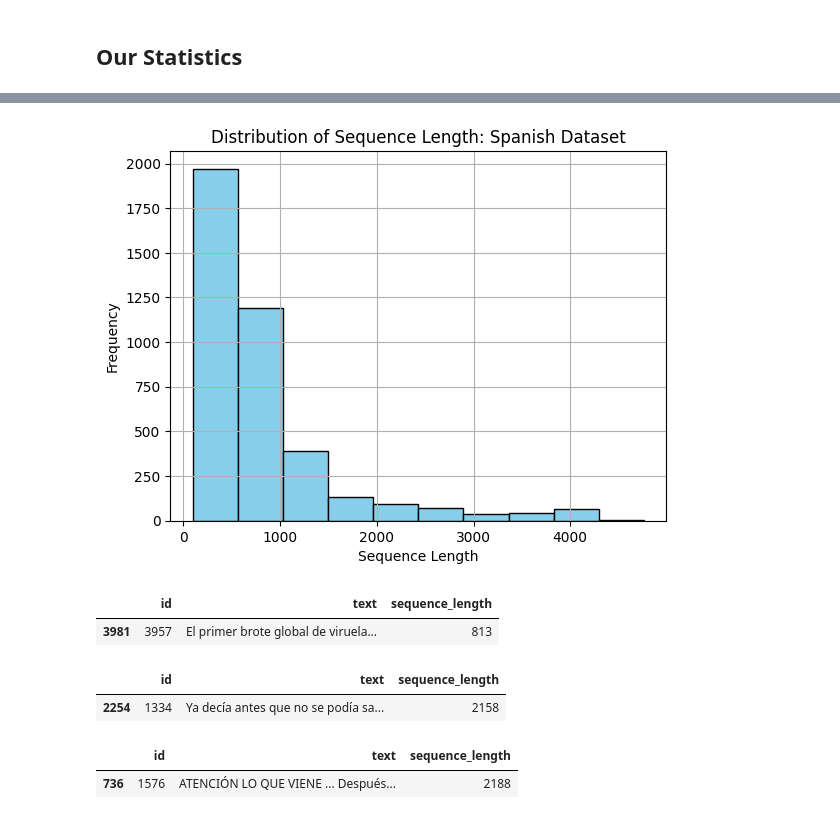
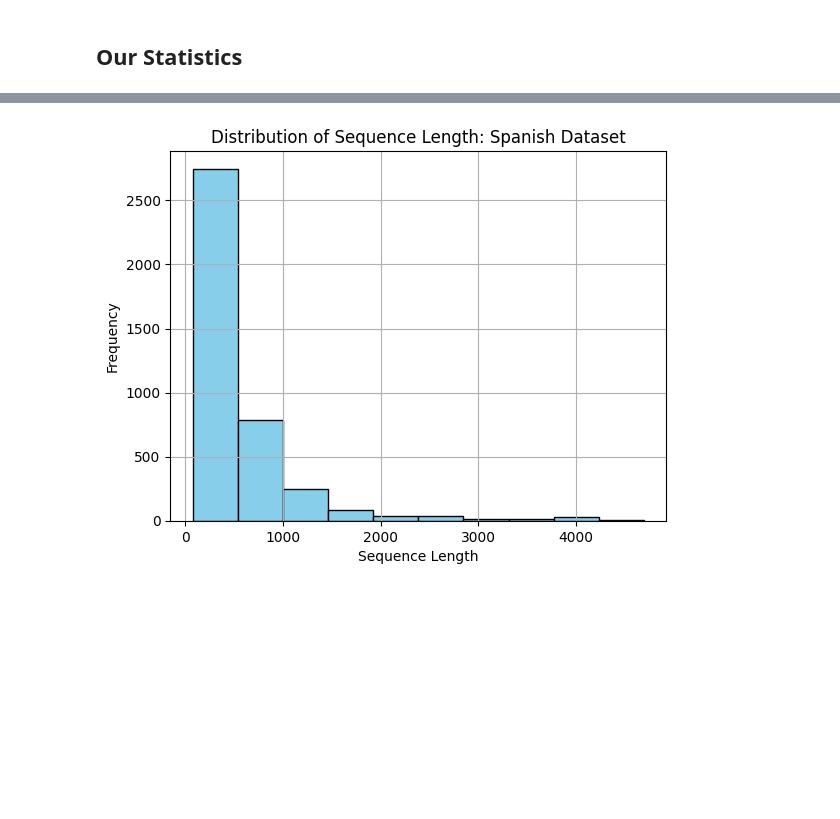
Before and after one commit to Boffl/pan-clef-2024, a Jupyter notebook: task/notebooks/data_stats.ipynb, the cells around one changed output, grey strips where cells are left out. Drawn from its saved outputs; the diff is of its cells as text; code cells hidden in the pictures; blank space fills up the shorter version.

```diff
--- a/task/notebooks/data_stats.ipynb
+++ b/task/notebooks/data_stats.ipynb
@@ -89,12 +91,4 @@ C:\Users\Nadia Timoleon
 # %%
-def load_pickle_to_df(data_name):
-  pickle_path = "./Documents/GitHub/pan-clef-2024/data/pickle/"
-  data_path = os.path.join(pickle_path, data_name)
-  df = pd.read_pickle(data_path)
-  df = df[['id', 'text']].copy() # select only the 'id' and 'text' columns
-  #df.set_index('id', inplace=True) # set 'id' column as index
-  return df
-
 # statistics functions
 def add_sequence_info(df):
   # Calculate sequence length
@@ -122,14 +116,17 @@ def print_token_stats(df):
   std_tokens = np.std(df['num_tokens'])
   min_tokens = np.min(df['num_tokens'])
   max_tokens = np.max(df['num_tokens'])
+  mean_token_length = np.mean([len(token) for token in df['tokens'].sum()])
   print(f"Mean number of tokens: {mean_tokens:.2f}")
   print(f"Standard deviation of number of tokens: {std_tokens:.2f}")
   print(f"Min number of tokens: {min_tokens}")
   print(f"Max number of tokens: {max_tokens}")
+  print(f"Mean token length: {mean_token_length:.2f}")
 
 def statistics_summary(data_name):
   df = load_pickle_to_df(data_name)
   df = add_sequence_info(df)
+  df = add_token_info(df)
   print(f"Data file: {data_name}")
   print("-----------------------")
   print_size_stats(df)
@@ -176,33 +220,9 @@ Max sequence length: 4761
 # %%
-plt.hist(df_es_train['sequence_length'], bins=10, color='skyblue', edgecolor='black')
+plt.hist(df_en_train['sequence_length'], bins=10, color='skyblue', edgecolor='black')
 plt.xlabel('Sequence Length')
 plt.ylabel('Frequency')
 plt.title('Distribution of Sequence Length: Spanish Dataset')
 plt.grid(True)
 plt.show()
 # %% [output]
-[figure, old version]
+[figure, new version]
-# %%
-# find an average-length sequence
-df_es_train[
-    (df_es_train['sequence_length'] >= 803) & (df_es_train['sequence_length'] <= 823)
-  ].sample(1)
-# %% [output]
-|  | id | text | sequence_length |
-| 3981 | 3957 | El primer brote global de viruela... | 813 |
-# %%
-# find sequences with length larger than mean + std
-df_es_train[
-    df_es_train['sequence_length'] > np.mean(df_es_train['sequence_length']) + np.std(df_es_train['sequence_length'])
-  ].sample(1)
-# %% [output]
-|  | id | text | sequence_length |
-| 2254 | 1334 | Ya decía antes que no se podía sa... | 2158 |
-# %%
-# find sequences with length 4000 +- 100
-df_es_train[
-    (df_es_train['sequence_length'] >= 2050) & (df_es_train['sequence_length'] <= 2200)
-  ].sample(1)
-# %% [output]
-|  | id | text | sequence_length |
-| 736 | 1576 | ATENCIÓN LO QUE VIENE ... Después... | 2188 |
```
Also changed, not shown: parts of 14 cells of this notebook.
